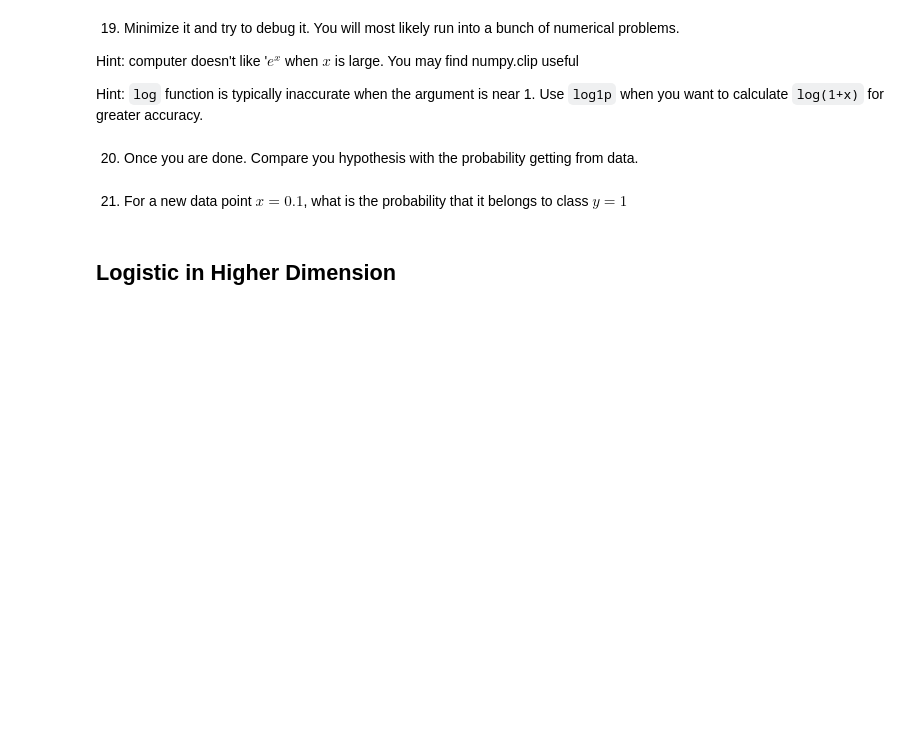
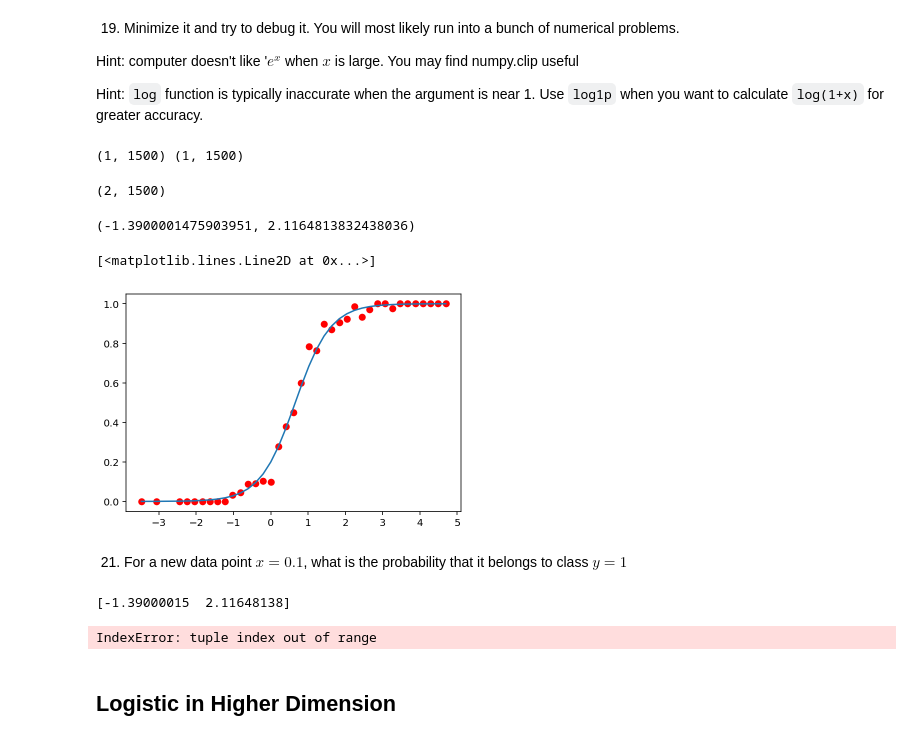
Before and after one commit to muic-pattern-rekt-2018/Exercise02-Logistic-Regression, a Jupyter notebook: Exercise 2 Logistic Regression.ipynb, the cells around one changed output. Saved outputs shown, nothing was run; the diff lists cells and outputs as text; code cells hidden in the pictures; blank space fills up the shorter version.

```diff
--- a/Exercise 2 Logistic Regression.ipynb
+++ b/Exercise 2 Logistic Regression.ipynb
@@ -163,3 +195,14 @@ Don't forget to pad your feature.
 # %%
 def theta(s):
     return 1.0/(1.0 + np.exp(-s))
+
+w = np.array([1,2,3])
+
+Ax = [1, 1, -1]
+
+
+
+
+Bx = [1, -2, 1]
+
+theta(-w @ Bx)*theta(w @ Ax)
@@ -179,10 +224,72 @@ def theta(s):
 Hint: computer doesn't like '$e^x$ when $x$ is large. You may find numpy.clip useful
 
 Hint: `log` function is typically inaccurate when the argument is near 1. Use `log1p` when you want to calculate `log(1+x)` for greater accuracy.
-# %% [markdown]
-20) Once you are done. Compare you hypothesis with the probability getting from data.
+# %%
+#print(xps, xms)
+
+xs = np.array([np.hstack([xps, xms])])
+ys = np.array([[1]*len(xps) +  [-1]*len(xms)])
+print(ys.shape, xs.shape)
+# %% [output]
+(1, 1500) (1, 1500)
+# %%
+def pad(xs):
+    n_data = xs.shape[1]
+    return np.vstack([[[1]*n_data],xs])
+
+padded_xs = pad(xs)
+padded_xs.shape
+# %% [output]
+(2, 1500)
+# %%
+def nll(w):
+    return -np.sum(np.log(expit(ys*(w@padded_xs))))
+from scipy.optimize import minimize
+res = minimize(nll, [1,1])
+a, b = res.x
+# %%
+a,b
+# %% [output]
+(-1.3900001475903951, 2.1164813832438036)
+# %%
+midpoints = (bins[1:] + bins[:-1])/2.0
+prob = [ [m, x1/(x2+x1)] for m, x1, x2 in zip(midpoints, hp, hm) if x1+x2>0 ]
+xs = np.array([x for x,y in prob])
+ys = [y for x,y in prob]
+plt.plot(xs, ys, 'or')
+plt.plot(xs, expit(b*xs + a))
+# %% [output]
+[<matplotlib.lines.Line2D at 0x...>]
+[figure, added]
 # %% [markdown]
 21) For a new data point $x = 0.1$, what is the probability that it belongs to class $y=1$
+# %%
+class Logistic:
+    def __init__(self, xs, ys):
+        self.xs = xs
+        self.padded_xs = pad(xs)
+        self.ys = ys
+        self.w = None
+
+    def fit(self):
+        padded_xs, ys = self.padded_xs, self.ys
+        def nll(w):
+            return -np.sum(np.log(expit(ys*(w@padded_xs))))
+        self.w = minimize(nll, [1]*padded_xs.shape[0]).x
+
+    def predict(self, xs):
+        return expit(w@pad(xs))
+
+xs = np.array([np.hstack([xps, xms])])
+ys = np.array([[1]*len(xps) +  [-1]*len(xms)])
+
+log = Logistic(xs, ys)
+log.fit()
+print(log.w)
+log.predict(np.array([1,2,3]))
+# %% [output]
+[-1.39000015  2.11648138]
+IndexError: tuple index out of range
 # %% [markdown]
 ## Logistic in Higher Dimension
 # %%
```
Also changed, not shown: parts of 7 cells of this notebook.
